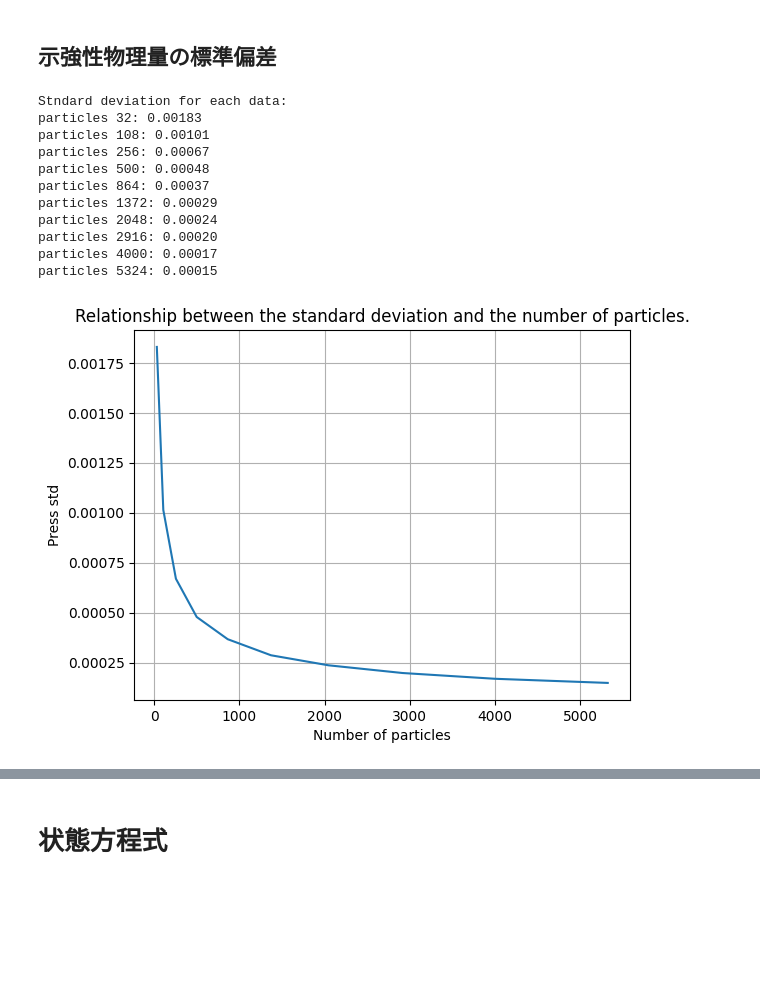
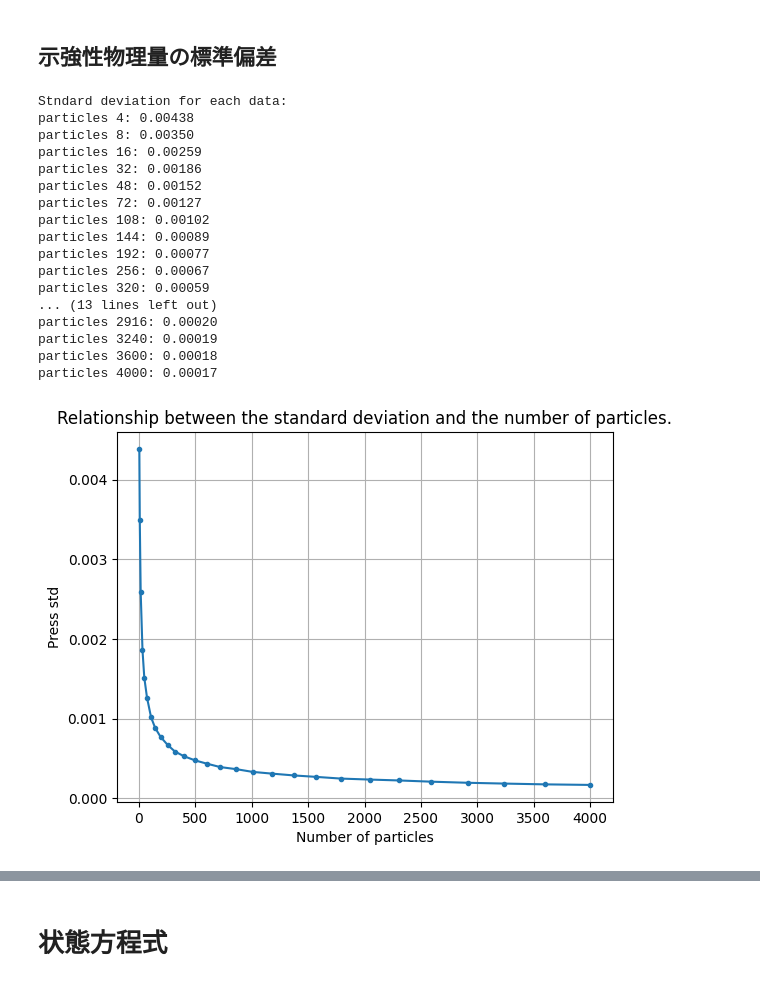
Before and after one commit to m-agnet/Bachelor-of-Physics, a Jupyter notebook: pressure_analysis.ipynb, the cells around one changed output, grey strips where cells are left out. Drawn from its saved outputs; the diff is of its cells as text; code cells hidden in the pictures; blank space fills up the shorter version.

```diff
--- a/pressure_analysis.ipynb
+++ b/pressure_analysis.ipynb
@@ -175,9 +213,9 @@ plt.show()
 # %%
-# グラフを描画するためのフィギュアを作成
-fig, ax = plt.subplots()
+# # グラフを描画するためのフィギュアを作成
+# fig, ax = plt.subplots()
 
-# カラーマップの設定
-color_map = plt.get_cmap('tab10')
+# # カラーマップの設定
+# color_map = plt.get_cmap('tab10')
 
 for i, data in enumerate(data_list):
     # データ生成
@@ -235,11 +271,11 @@ plt.show()
 # # グラフを表示
 # plt.show()
 # %%
-import matplotlib.pyplot as plt
-import numpy as np
+# import matplotlib.pyplot as plt
+# import numpy as np
 
-# グラフを描画するためのフィギュアを作成
-fig, ax = plt.subplots()
+# # グラフを描画するためのフィギュアを作成
+# fig, ax = plt.subplots()
 
 for i, data in enumerate(data_list):
     # データ生成
@@ -328,11 +362,8 @@ plt.show()
 # # グラフを表示
 # plt.show()
 # %%
-import matplotlib.pyplot as plt
-import numpy as np
-
-# グラフを描画するためのフィギュアを作成
-fig, ax = plt.subplots()
+# # グラフを描画するためのフィギュアを作成
+# fig, ax = plt.subplots()
 
 for i, data in enumerate(data_list):
     # データ生成
@@ -457,0 +491,8 @@ particles 5324: 0.0095847
+# %%
+# 横軸をスケーリングしたい
+print(quantity_changed)
+scaling_quantity_changed = [ ]
+for i, quantity_changed_value in enumerate(quantity_changed):
+    scaling_quantity_changed_value = 1 / np.sqrt(quantity_changed_value)
+    scaling_quantity_changed.append(scaling_quantity_changed_value)
+print(scaling_quantity_changed)
@@ -806,30 +860,36 @@ Data 1e-09: Residual Sum of Squares = 37.18282251064815
 # %%
 # 標準偏差について
 print("Stndard deviation for each data:")
 for i, std_value in enumerate(std_list):
     print(f"{quantity_changed_name} {quantity_changed[i]}: {std_value:.5f}")
 
 
 
-plt.plot(quantity_changed, std_list)
+plt.plot(quantity_changed, std_list, '.-')
 plt.title(f'Relationship between the standard deviation and the number of {quantity_changed_name}.')
 plt.xlabel(f'Number of {quantity_changed_name}')
 plt.ylabel(f'{quantity_name} std')
 plt.grid()
 plt.show()
 # %% [output]
 Stndard deviation for each data:
-particles 32: 0.00183
-particles 108: 0.00101
+particles 4: 0.00438
+particles 8: 0.00350
+particles 16: 0.00259
+particles 32: 0.00186
+particles 48: 0.00152
+particles 72: 0.00127
+particles 108: 0.00102
+particles 144: 0.00089
+particles 192: 0.00077
 particles 256: 0.00067
-particles 500: 0.00048
-particles 864: 0.00037
-particles 1372: 0.00029
-particles 2048: 0.00024
+particles 320: 0.00059
+... (13 lines left out)
 particles 2916: 0.00020
+particles 3240: 0.00019
+particles 3600: 0.00018
 particles 4000: 0.00017
-particles 5324: 0.00015
-[figure, old version]
+[figure, new version]
 # %%
 # 標準偏差プロットを対数とって傾きをみる.
 # 対数変換
```
Also changed, not shown: parts of 26 cells of this notebook.
